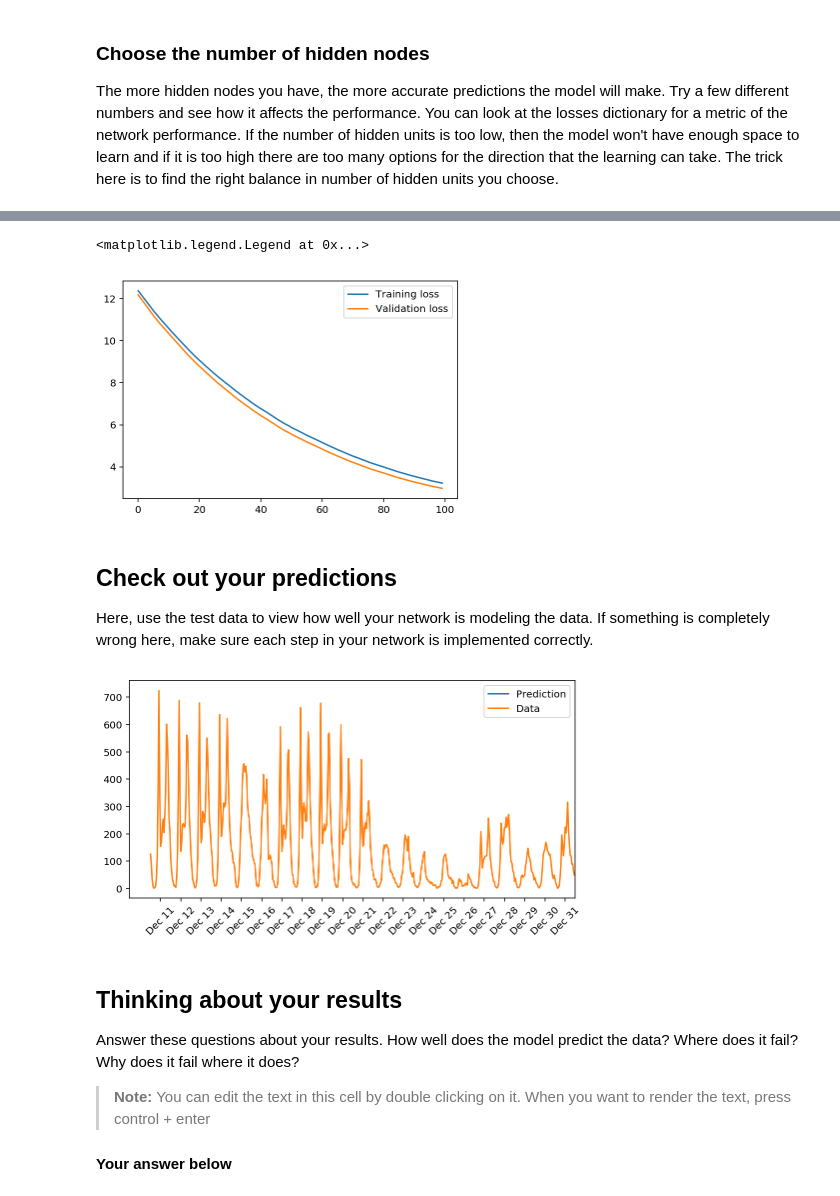
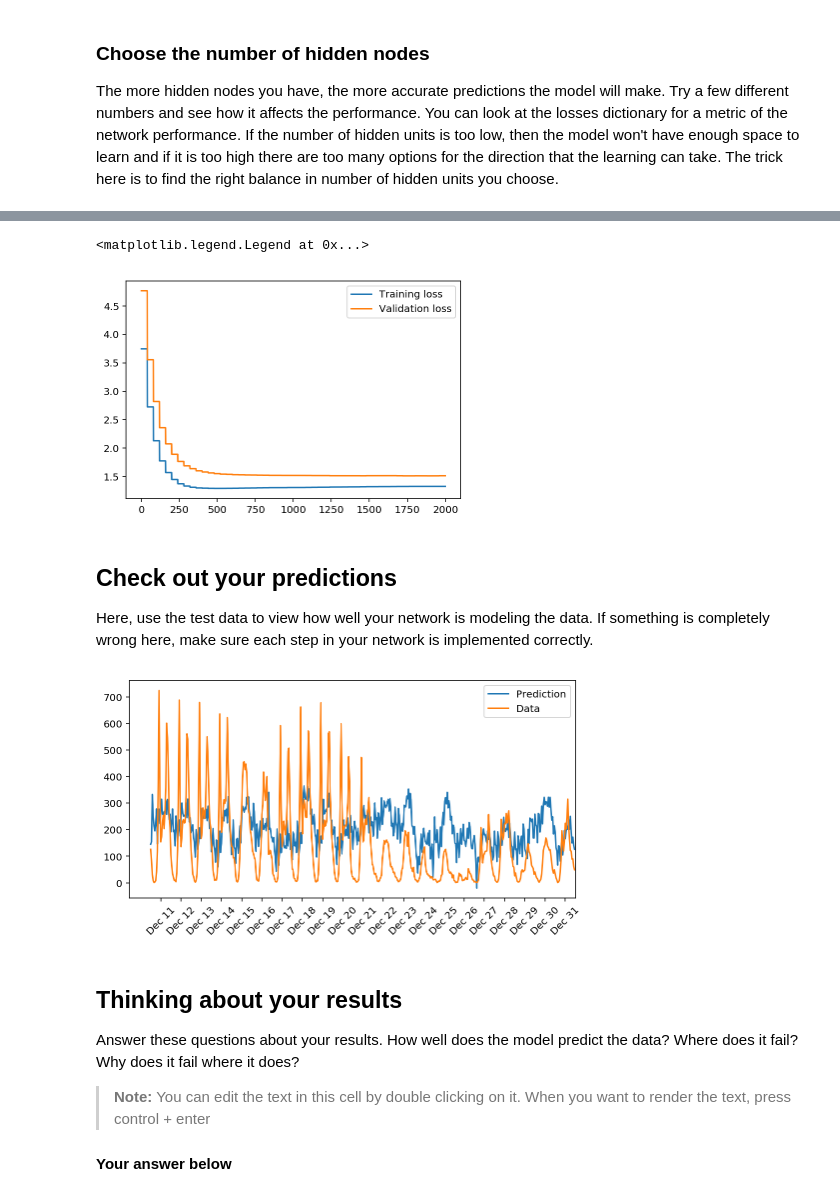
Before and after one commit to sachinruk/DLND-your-first-network, a Jupyter notebook: dlnd-your-first-neural-network.ipynb, the cells around one changed output, grey strips where cells are left out. Cells and saved outputs as stored; diff of their text form; code cells hidden in the pictures.

Commit message:
changed learning rate and epochs

```diff
--- a/dlnd-your-first-neural-network.ipynb
+++ b/dlnd-your-first-neural-network.ipynb
@@ -146,6 +146,7 @@ class NeuralNetwork(object):
         # Convert inputs list to 2d array
         inputs = np.array(inputs_list, ndmin=2)
         targets = np.array(targets_list, ndmin=2)
+        n_batch = inputs.shape[0]
 #         print(inputs.shape)
 #         print(targets.shape)
         #### Implement the forward pass here ####
@@ -170,8 +171,8 @@ class NeuralNetwork(object):
                         (hidden_outputs*(1-hidden_outputs))# hidden layer gradients
 
         # TODO: Update the weights
-        self.weights_hidden_to_output += self.lr*hidden_errors.T.dot(hidden_outputs)# update hidden-to-output weights with gradient descent step
-        self.weights_input_to_hidden += self.lr*hidden_grad.T.dot(inputs)# update input-to-hidden weights with gradient descent step
+        self.weights_hidden_to_output += self.lr/n_batch*hidden_errors.T.dot(hidden_outputs)# update hidden-to-output weights with gradient descent step
+        self.weights_input_to_hidden += self.lr/n_batch*hidden_grad.T.dot(inputs)# update input-to-hidden weights with gradient descent step
 
 
     def run(self, inputs_list):
@@ -207,11 +208,12 @@ This scales the size of weight updates. If this is too big, the weights tend to
 ### Choose the number of hidden nodes
 The more hidden nodes you have, the more accurate predictions the model will make. Try a few different numbers and see how it affects the performance. You can look at the losses dictionary for a metric of the network performance. If the number of hidden units is too low, then the model won't have enough space to learn and if it is too high there are too many options for the direction that the learning can take. The trick here is to find the right balance in number of hidden units you choose.
 # %%
+%%time
 import sys
 
 ### Set the hyperparameters here ###
-epochs = 100
-learning_rate = 1e-5
+epochs = 2000
+learning_rate = 1e-3
 hidden_nodes = 20
 output_nodes = 1
 
@@ -226,8 +228,9 @@ for e in range(epochs):
 #                               train_targets.ix[batch]['cnt']):
     network.train(train_features.ix[batch].values, train_targets.ix[batch]['cnt'][:,None])
     # Printing out the training progress
-    train_loss = MSE(network.run(train_features), train_targets['cnt'].values)
-    val_loss = MSE(network.run(val_features), val_targets['cnt'].values)
+    if e%(epochs//50)==0:
+        train_loss = MSE(network.run(train_features), train_targets['cnt'].values)
+        val_loss = MSE(network.run(val_features), val_targets['cnt'].values)
     sys.stdout.write("\rProgress: " + str(100 * e/float(epochs))[:4] \
                      + "% ... Training loss: " + str(train_loss)[:5] \
                      + " ... Validation loss: " + str(val_loss)[:5])
@@ -243,7 +247,7 @@ plt.legend()
 # plt.ylim(ymax=0.5)
 # %% [output]
 <matplotlib.legend.Legend at 0x...>
-[figure, old version]
+[figure, new version]
 # %% [markdown]
 ## Check out your predictions
 
@@ -251,19 +255,19 @@ Here, use the test data to view how well your network is modeling the data. If s
 # %%
 fig, ax = plt.subplots(figsize=(8,4))
 
 mean, std = scaled_features['cnt']
 predictions = network.run(test_features)*std + mean
-ax.plot(predictions[0], label='Prediction')
+ax.plot(predictions, label='Prediction')
 ax.plot((test_targets['cnt']*std + mean).values, label='Data')
 ax.set_xlim(right=len(predictions))
 ax.legend()
 
 dates = pd.to_datetime(rides.ix[test_data.index]['dteday'])
 dates = dates.apply(lambda d: d.strftime('%b %d'))
 ax.set_xticks(np.arange(len(dates))[12::24])
 _ = ax.set_xticklabels(dates[12::24], rotation=45)
 # %% [output]
-[figure, old version]
+[figure, new version]
 # %% [markdown]
 ## Thinking about your results
 
```
Also changed, not shown: parts of 2 cells of this notebook.
